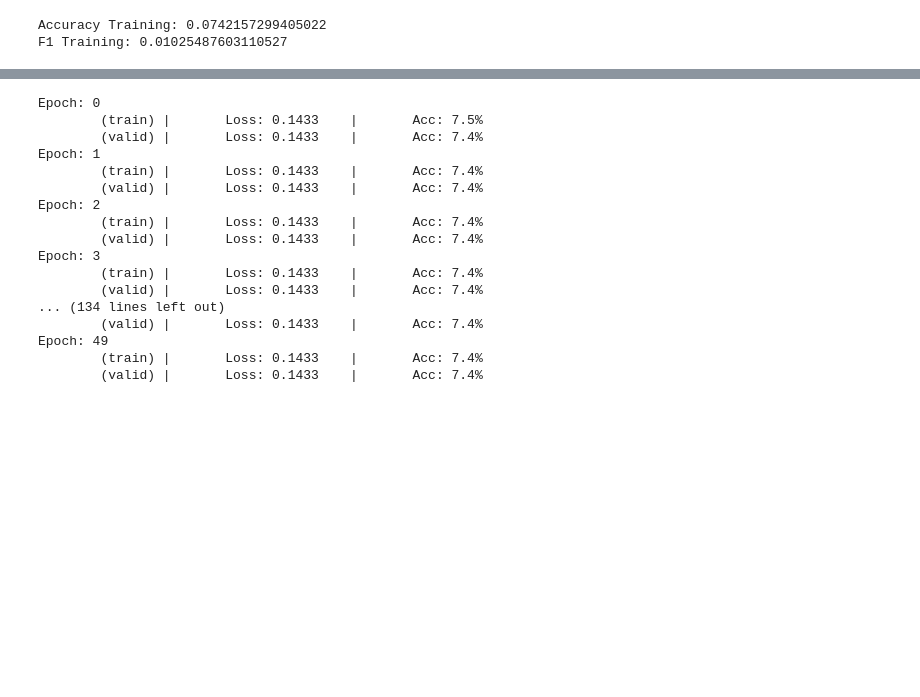
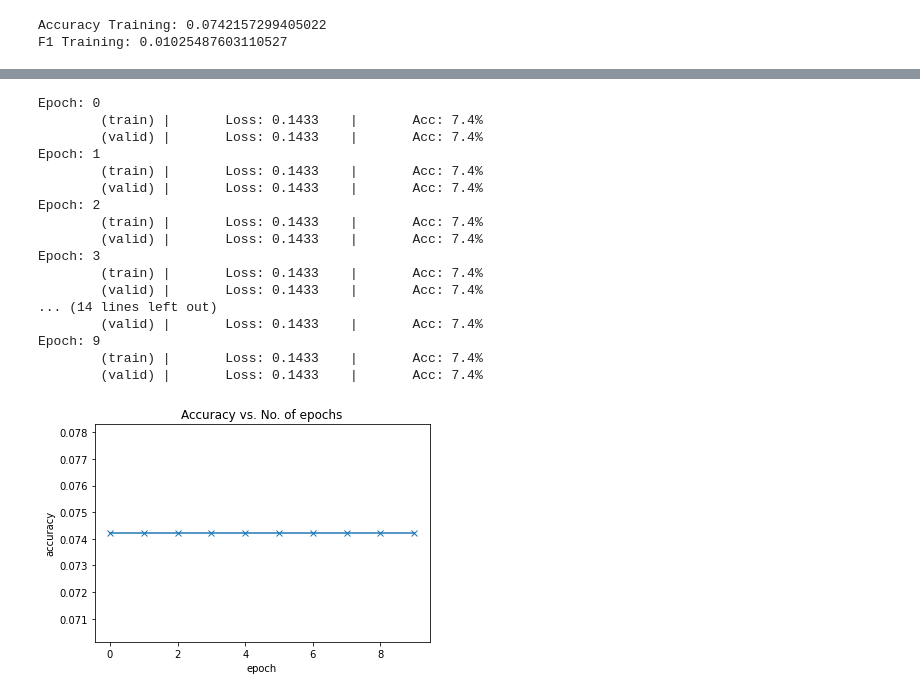
Before and after one commit to freescania/advdsi_at2, a Jupyter notebook: notebooks/Angus_Nicholson_at2_model.ipynb, the cells around one changed output, grey strips where cells are left out. Cells and saved outputs as stored; diff of their text form; code cells hidden in the pictures; blank space fills up the shorter version.

Commit message:
further modelling

```diff
--- a/notebooks/Angus_Nicholson_at2_model.ipynb
+++ b/notebooks/Angus_Nicholson_at2_model.ipynb
@@ -377,21 +388,31 @@ criterion = nn.CrossEntropyLoss()
 #criterion = nn.BCELoss()
 
 # Set optimizer and Learning rate
-optimizer = torch.optim.Adam(model.parameters(), lr=0.1)
+optimizer = torch.optim.Adam(model.parameters(), lr=0.01)
 # %%
-N_EPOCHS = 50
+N_EPOCHS = 10
 BATCH_SIZE = 32
 # %%
+#record file
+tr_acchistory = []
+tr_losshistory = []
+tstacchistory = []
+tstlosshistory = []
+
 for epoch in range(N_EPOCHS):
     train_loss, train_acc = train_classification(train_dataset, model=model, criterion=criterion, optimizer=optimizer, batch_size=BATCH_SIZE, device=device)
     valid_loss, valid_acc = test_classification(val_dataset, model=model, criterion=criterion, batch_size=BATCH_SIZE, device=device)
 
+    tr_acchistory.append(train_acc)
+    tr_losshistory.append(train_loss)
+    tstacchistory.append(valid_acc)
+    tstlosshistory.append(valid_loss)
     print(f'Epoch: {epoch}')
     print(f'\t(train)\t|\tLoss: {train_loss:.4f}\t|\tAcc: {train_acc * 100:.1f}%')
     print(f'\t(valid)\t|\tLoss: {valid_loss:.4f}\t|\tAcc: {valid_acc * 100:.1f}%')
 # %% [output]
 Epoch: 0
-        (train) |       Loss: 0.1433    |       Acc: 7.5%
+        (train) |       Loss: 0.1433    |       Acc: 7.4%
         (valid) |       Loss: 0.1433    |       Acc: 7.4%
 Epoch: 1
         (train) |       Loss: 0.1433    |       Acc: 7.4%
@@ -402,9 +423,9 @@ Epoch: 2
 Epoch: 3
         (train) |       Loss: 0.1433    |       Acc: 7.4%
         (valid) |       Loss: 0.1433    |       Acc: 7.4%
-... (134 lines left out)
+... (14 lines left out)
         (valid) |       Loss: 0.1433    |       Acc: 7.4%
-Epoch: 49
+Epoch: 9
         (train) |       Loss: 0.1433    |       Acc: 7.4%
         (valid) |       Loss: 0.1433    |       Acc: 7.4%
 # %%
@@ -413,0 +435,18 @@ torch.save(model.state_dict(), r'C:\Users\Angus\Documents\UTS MDSI\Advanced DSI\
+# %%
+def plot_losses(history):
+    losses = pd.DataFrame(history)
+    plt.plot(losses, '-x')
+    plt.xlabel('epoch')
+    plt.ylabel('loss')
+    plt.title('Loss vs. No. of epochs');
+
+def plot_accuracies(history):
+    accuracies = pd.DataFrame(history)
+    plt.plot(accuracies, '-x')
+    plt.xlabel('epoch')
+    plt.ylabel('accuracy')
+    plt.title('Accuracy vs. No. of epochs');
+# %%
+plot_accuracies(tr_acchistory)
+# %% [output]
+[figure, added]
```
Also changed, not shown: parts of 9 cells of this notebook, 4 other files.
